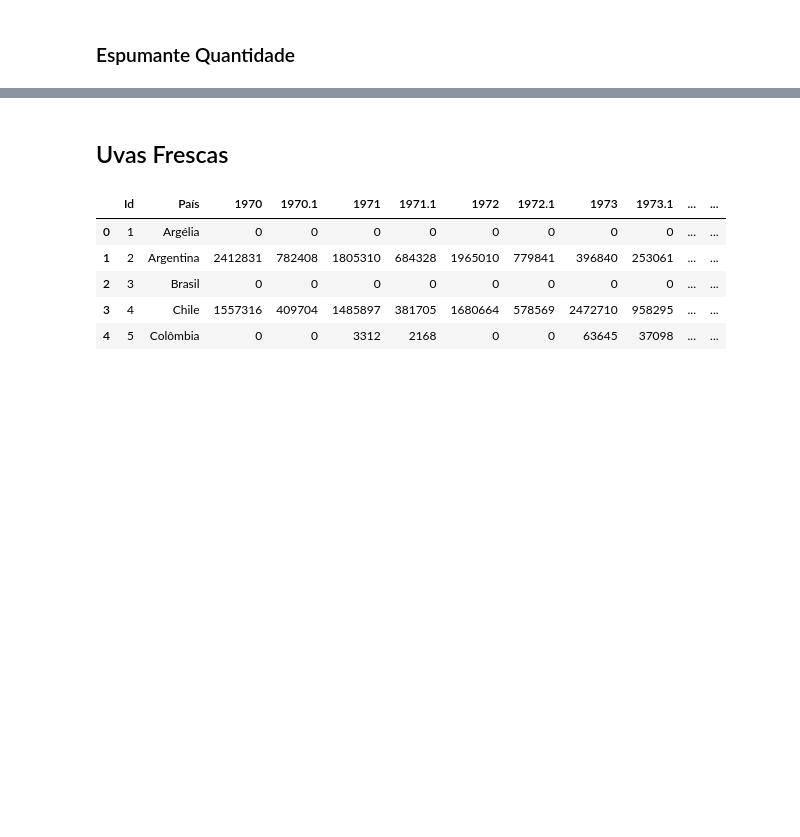
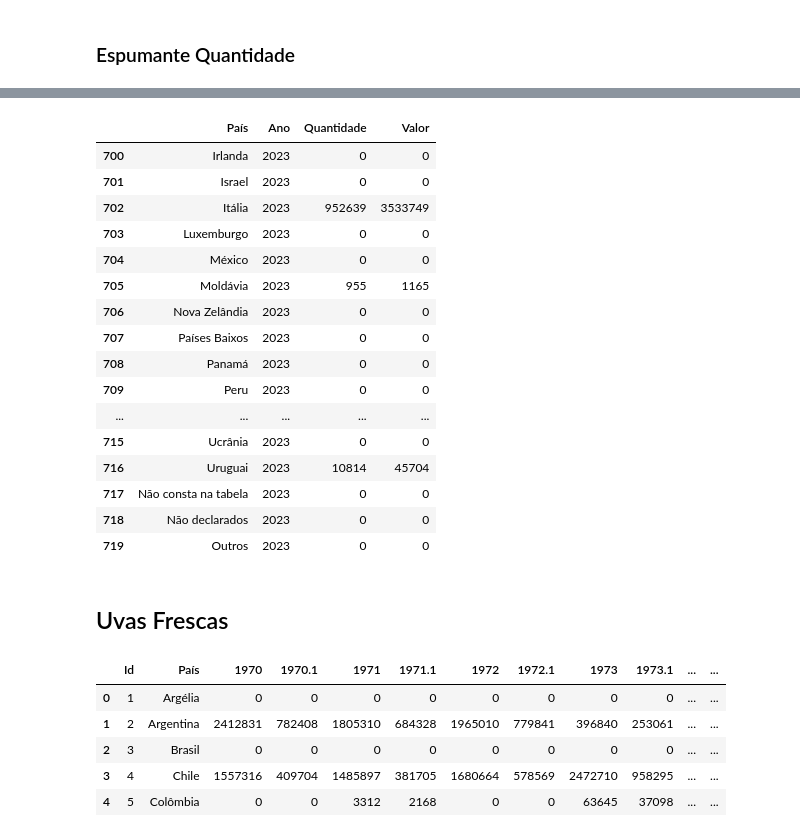
Before and after one commit to ArthurNSiqueira/tech_challenge, a Jupyter notebook: Tech_Challenge.ipynb, the cells around one changed output, grey strips where cells are left out. Cells and saved outputs as stored; diff of their text form; code cells hidden in the pictures; blank space fills up the shorter version.

```diff
--- a/Tech_Challenge.ipynb
+++ b/Tech_Challenge.ipynb
@@ -231,6 +188,3 @@ espumante_quantidade.head()
 | Argentina | 1015357 | 894550 | 1086901 | 997492 | 963574 | 702963 | 807366 | 490536 | 358510 | 661857 | 706478 | ... |
 | Austrália | 495 | 225 | 0 | 45 | 0 | 30 | 0 | 4967 | 19182 | 19198 | 57917 | ... |
 | Áustria | 756 | 0 | 0 | 0 | 180 | 720 | 698 | 0 | 0 | 0 | 1228 | ... |
-# %%
-#criando uma coluna com o total da quantidade importado de espumante
-espumante_quantidade['Total'] = espumante_quantidade.sum(axis = 1)
@@ -243,8 +190,0 @@ See the caveats in the documentation: https://pandas.pydata.org/pandas-docs/stab
-# %%
-# ordenando o total importado de espumante do maior para o menor
-espumante_quantidade = espumante_quantidade.sort_values(by = 'Total',ascending = False)
-# %%
-# Criando uma coluna com o percentual
-quantidade_total = espumante_quantidade['Total'].sum()
-espumante_quantidade['percentual'] = (espumante_quantidade['Total'] / quantidade_total) * 100
-espumante_quantidade['percentual'] = espumante_quantidade['percentual'].round(5)
@@ -262,0 +191,9 @@ espumante_quantidade.head()
+# %%
+# Resetando o index
+espumante_quantidade = espumante_quantidade.reset_index()
+# Fazendo o melt da tabela
+espumante_quantidade = espumante_quantidade.melt(id_vars=['País'],value_vars=espumante_quantidade.columns)
+# Renomeando as colunas
+espumante_quantidade.columns = ['País','Ano','Quantidade']
+# Exibindo os valores
+espumante_quantidade.head()
@@ -263 +207,22 @@ espumante_quantidade.head()
+# %%
+espumante = pd.merge(espumante_quantidade,espumante_valor,on =['País','Ano'])
+espumante.tail(20)
+# %% [output]
+|  | País | Ano | Quantidade | Valor |
+| 700 | Irlanda | 2023 | 0 | 0 |
+| 701 | Israel | 2023 | 0 | 0 |
+| 702 | Itália | 2023 | 952639 | 3533749 |
+| 703 | Luxemburgo | 2023 | 0 | 0 |
+| 704 | México | 2023 | 0 | 0 |
+| 705 | Moldávia | 2023 | 955 | 1165 |
+| 706 | Nova Zelândia | 2023 | 0 | 0 |
+| 707 | Países Baixos | 2023 | 0 | 0 |
+| 708 | Panamá | 2023 | 0 | 0 |
+| 709 | Peru | 2023 | 0 | 0 |
+| ... | ... | ... | ... | ... |
+| 715 | Ucrânia | 2023 | 0 | 0 |
+| 716 | Uruguai | 2023 | 10814 | 45704 |
+| 717 | Não consta na tabela | 2023 | 0 | 0 |
+| 718 | Não declarados | 2023 | 0 | 0 |
+| 719 | Outros | 2023 | 0 | 0 |
 # %%
```
Also changed, not shown: parts of 67 cells of this notebook.
